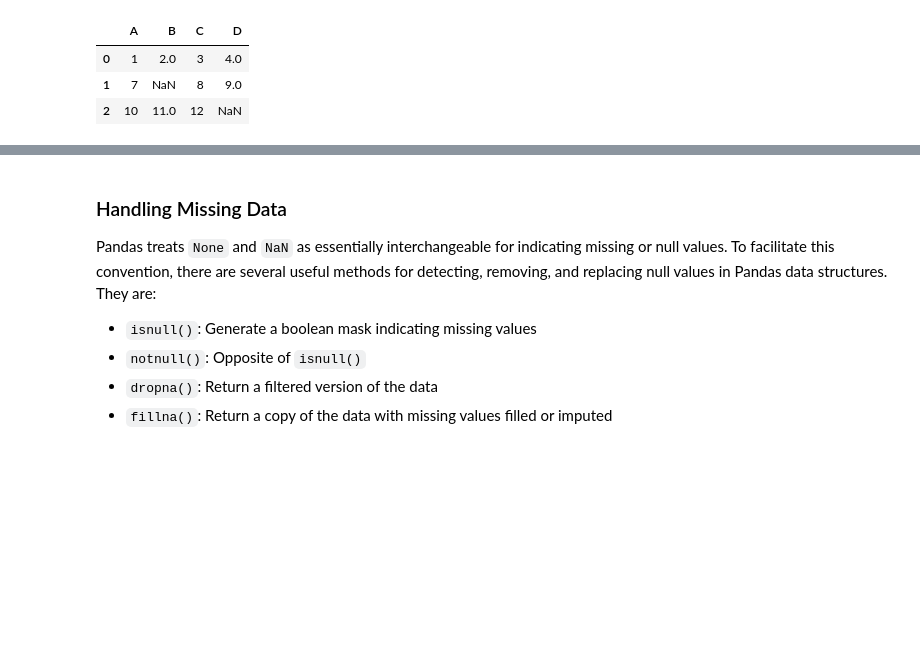
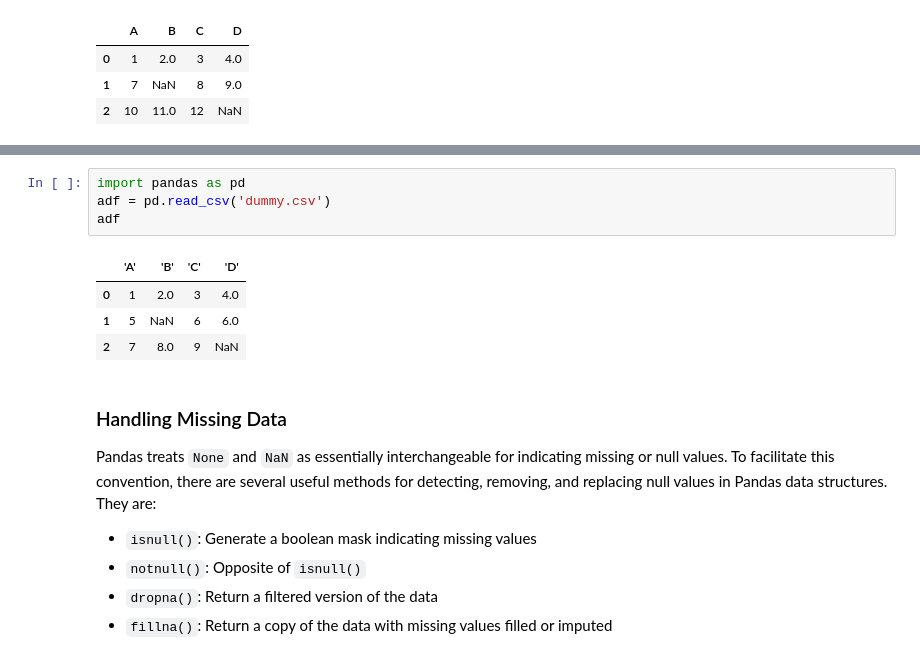
Before and after one commit to mayankkaizen/jupyter-notebooks, a Jupyter notebook: My_Pandas.ipynb, the cells around one changed output, grey strips where cells are left out. Drawn from its saved outputs; the diff is of its cells as text; blank space fills up the shorter version.

```diff
--- a/My_Pandas.ipynb
+++ b/My_Pandas.ipynb
@@ -456,3 +468,12 @@ df
+# %%
+import pandas as pd
+adf = pd.read_csv('dummy.csv')
+adf
+# %% [output]
+|  | 'A' | 'B' | 'C' | 'D' |
+| 0 | 1 | 2.0 | 3 | 4.0 |
+| 1 | 5 | NaN | 6 | 6.0 |
+| 2 | 7 | 8.0 | 9 | NaN |
 # %% [markdown]
 ### Handling Missing Data
 
```
Also changed, not shown: parts of 33 cells of this notebook, 7 other files.
